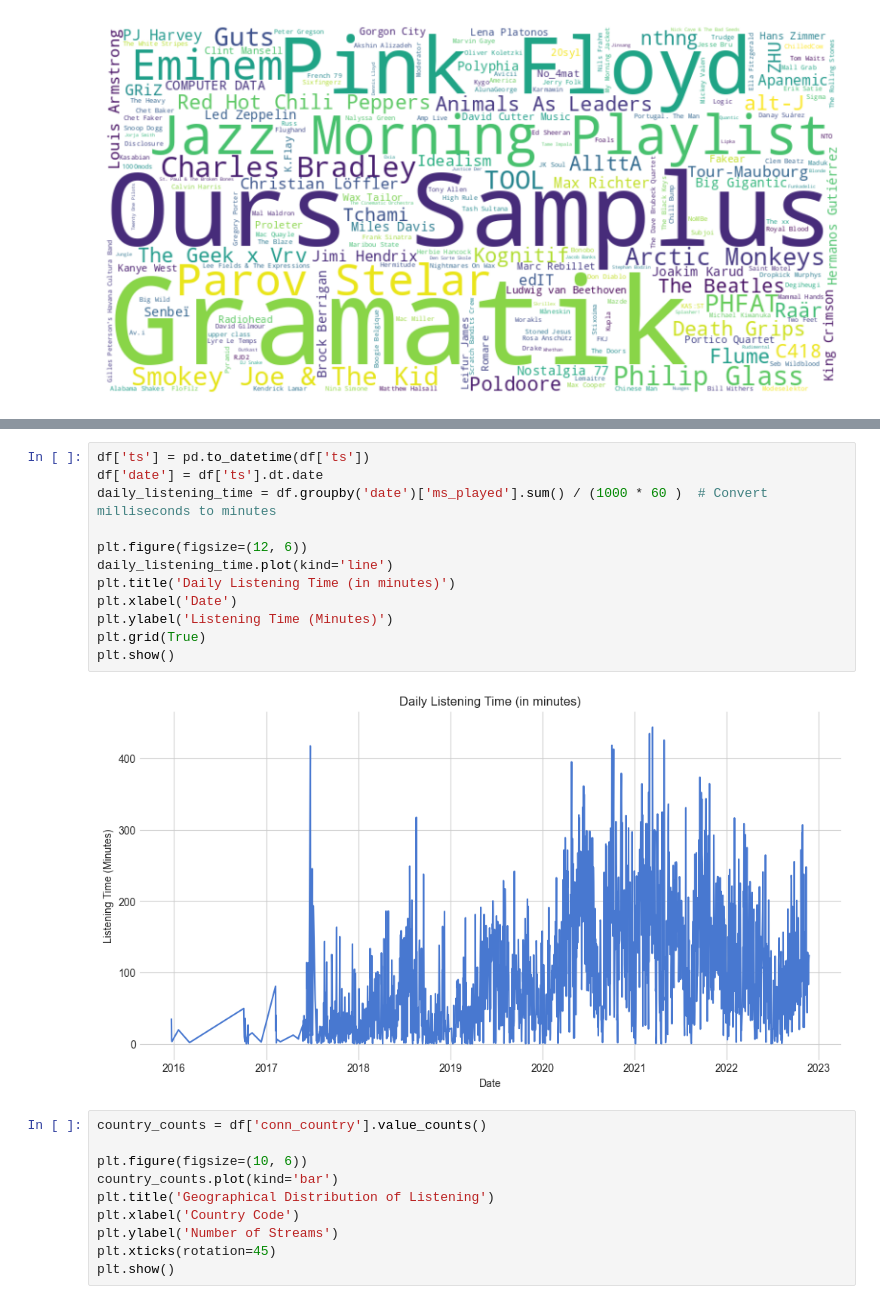
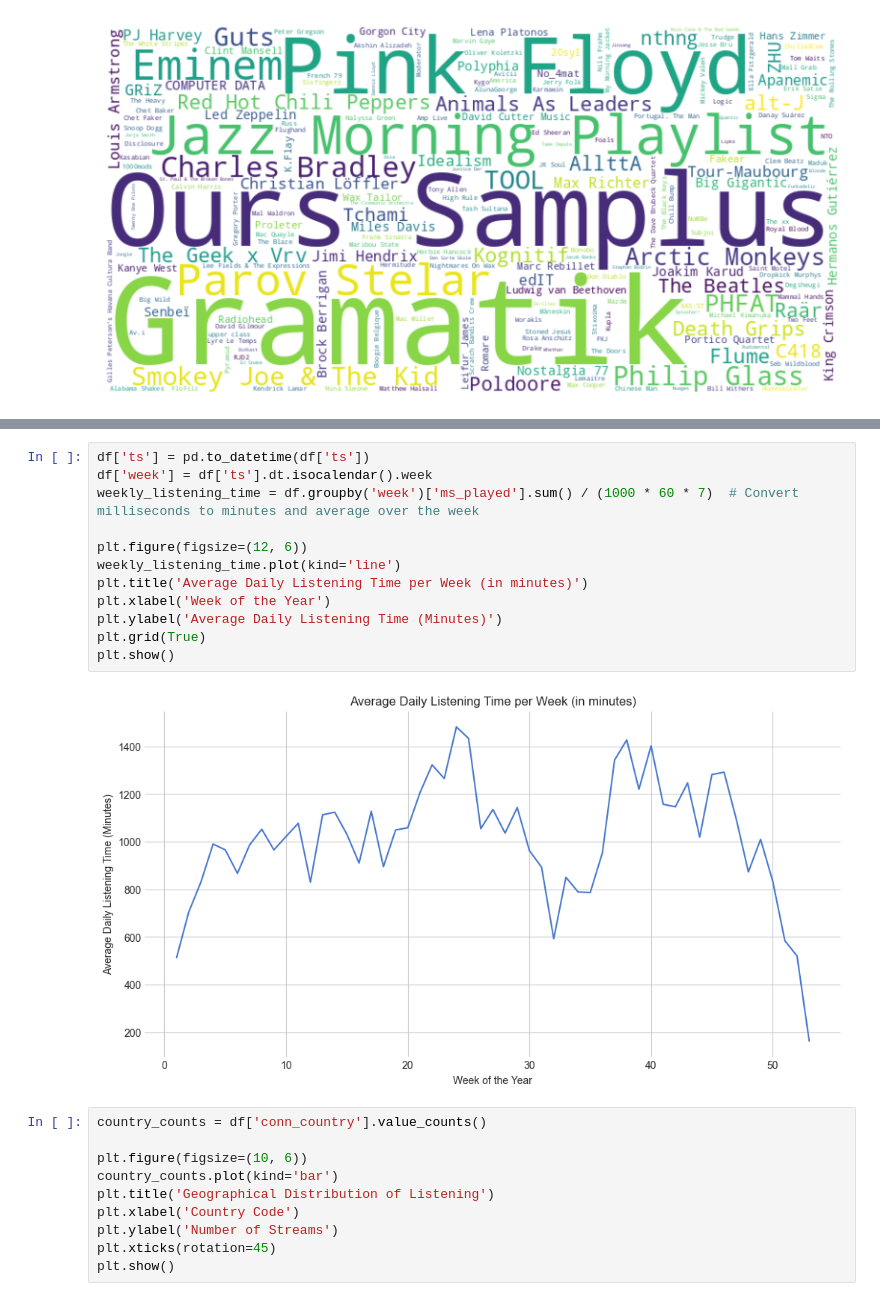
Before and after one commit to bang-a-coder/spotify-data, a Jupyter notebook: explore.ipynb, the cells around one changed output, grey strips where cells are left out. Drawn from its saved outputs; the diff is of its cells as text.

```diff
--- a/data_2022/explore.ipynb
+++ b/explore.ipynb
@@ -130,17 +116,17 @@ ValueError: Grouper for 'ts' not 1-dimensional
 # %%
 df['ts'] = pd.to_datetime(df['ts'])
-df['date'] = df['ts'].dt.date
-daily_listening_time = df.groupby('date')['ms_played'].sum() / (1000 * 60 )  # Convert milliseconds to minutes
+df['week'] = df['ts'].dt.isocalendar().week
+weekly_listening_time = df.groupby('week')['ms_played'].sum() / (1000 * 60 * 7)  # Convert milliseconds to minutes and average over the week
 
 plt.figure(figsize=(12, 6))
-daily_listening_time.plot(kind='line')
-plt.title('Daily Listening Time (in minutes)')
-plt.xlabel('Date')
-plt.ylabel('Listening Time (Minutes)')
+weekly_listening_time.plot(kind='line')
+plt.title('Average Daily Listening Time per Week (in minutes)')
+plt.xlabel('Week of the Year')
+plt.ylabel('Average Daily Listening Time (Minutes)')
 plt.grid(True)
 plt.show()
 # %% [output]
-[figure, old version]
+[figure, new version]
 # %%
 country_counts = df['conn_country'].value_counts()
 
```
Also changed, not shown: parts of 7 cells of this notebook, 3 other files.
